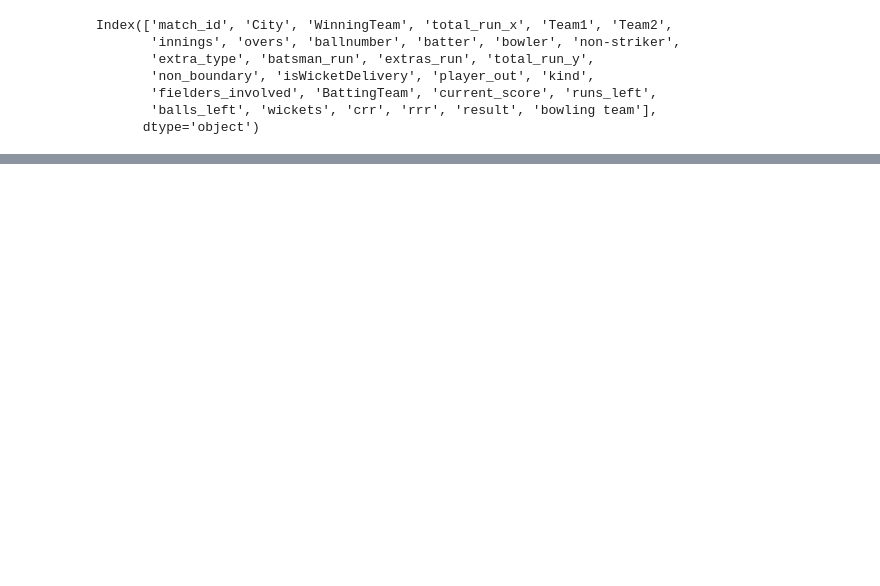
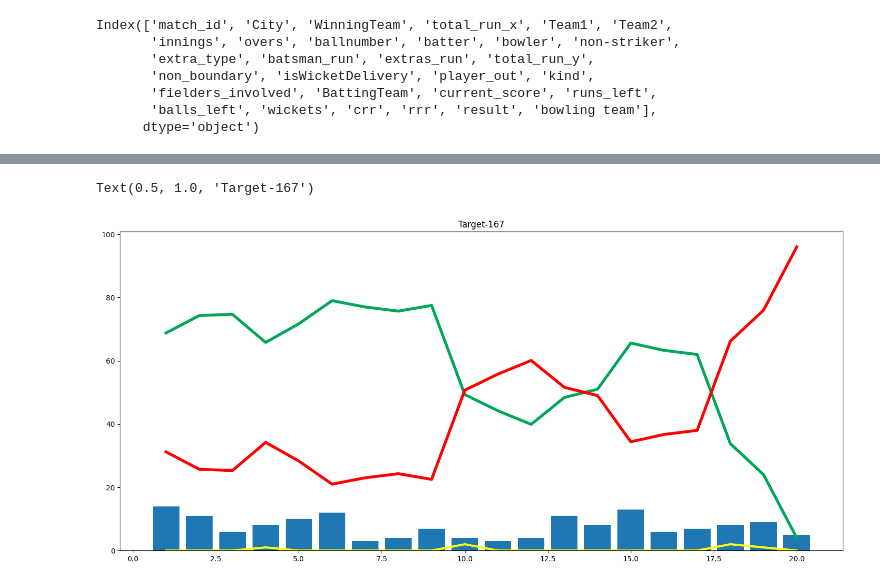
Before and after one commit to anshulkamboj007/mlprojectipl, a Jupyter notebook: ml_ipl_predict.ipynb, the cells around one changed output, grey strips where cells are left out. Cells and saved outputs as stored; diff of their text form; code cells hidden in the pictures; blank space fills up the shorter version.

```diff
--- a/ml_ipl_predict.ipynb
+++ b/ml_ipl_predict.ipynb
@@ -304,0 +316,2 @@ KeyError: ignored
+# %%
+final_df = final_df[final_df['balls_left'] != 0]
@@ -304,0 +356,2 @@ KeyError: ignored
+# %%
+pipe.fit(X_train,y_train)
@@ -304,0 +381,29 @@ KeyError: ignored
+# %%
+#x_df=delivery_df
+#match_id=1312200
+#pipe=pipe
+
+def match_progression(x_df,match_id,pipe):
+  match = x_df[x_df['match_id'] == match_id]
+  match = match[(match['ballnumber'] == 6)]
+  temp_df = match[['BattingTeam' , 'bowling team' , 'City' , 'runs_left' , 'balls_left' , 'wickets' , 'total_run_x' , 'crr' , 'rrr' , 'result' ]].dropna()
+  temp_df = temp_df[temp_df['balls_left'] != 0]
+  result = pipe.predict_proba(temp_df)
+  temp_df['lose'] = np.round(result.T[0]*100,1)
+  temp_df['win'] = np.round(result.T[1]*100,1)
+  temp_df['end_of_over'] = range(1,temp_df.shape[0]+1)
+  target = temp_df['total_run_x'].values[0]
+  runs = list(temp_df['runs_left'].values)
+  new_runs = runs[:]
+  runs.insert(0,target)
+  temp_df['runs_after_over'] = np.array(runs)[:-1] - np.array(new_runs)
+  wickets = list(temp_df['wickets'].values)
+  new_wickets = wickets[:]
+  new_wickets.insert(0,10)
+  wickets.append(0)
+  w = np.array(wickets)
+  nw = np.array(new_wickets)
+  temp_df['wickets_in_over'] = (nw - w)[0:temp_df.shape[0]]
+  print("Target-",target)
+  temp_df = temp_df[['end_of_over','runs_after_over','wickets_in_over','lose','win']]
+  return temp_df,target
@@ -304,0 +430,3 @@ KeyError: ignored
+# %%
+temp_df,target = match_progression(delivery_df,1082639,pipe)
+temp_df
@@ -304,0 +452,11 @@ KeyError: ignored
+# %%
+import matplotlib.pyplot as plt
+plt.figure(figsize=(18,8))
+plt.plot(temp_df['end_of_over'],temp_df['wickets_in_over'],color='yellow',linewidth=3)
+plt.plot(temp_df['end_of_over'],temp_df['win'],color='#00a65a',linewidth=4)
+plt.plot(temp_df['end_of_over'],temp_df['lose'],color='red',linewidth=4)
+plt.bar(temp_df['end_of_over'],temp_df['runs_after_over'])
+plt.title('Target-' + str(target))
+# %% [output]
+Text(0.5, 1.0, 'Target-167')
+[figure, added]
```
Also changed, not shown: parts of 23 cells of this notebook.
